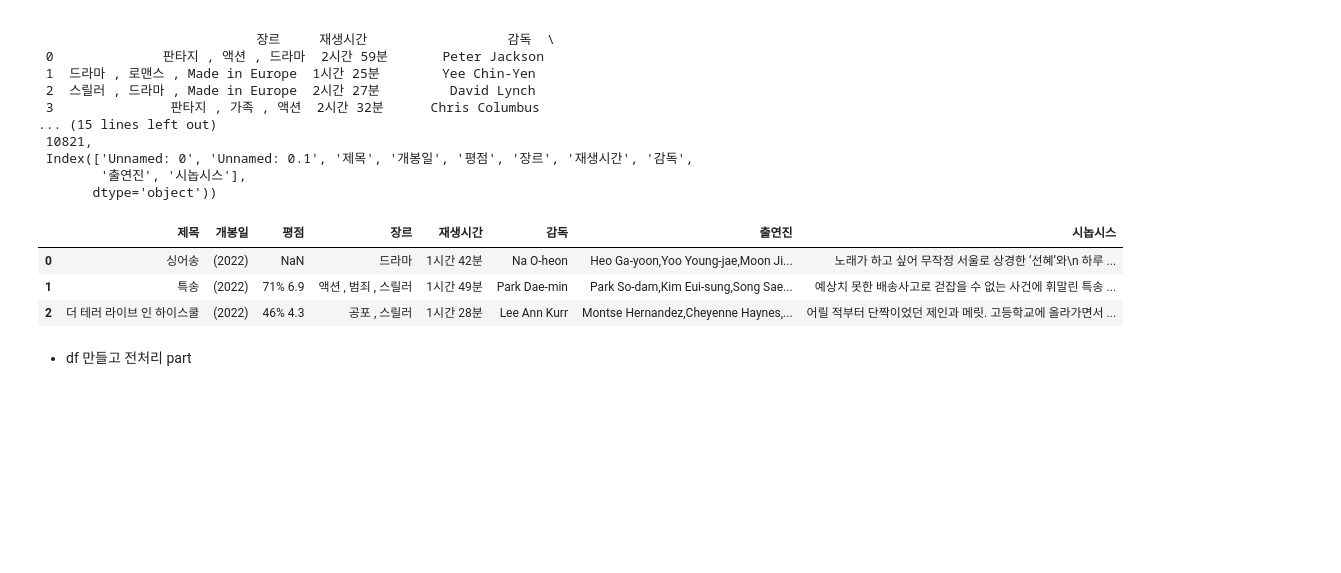
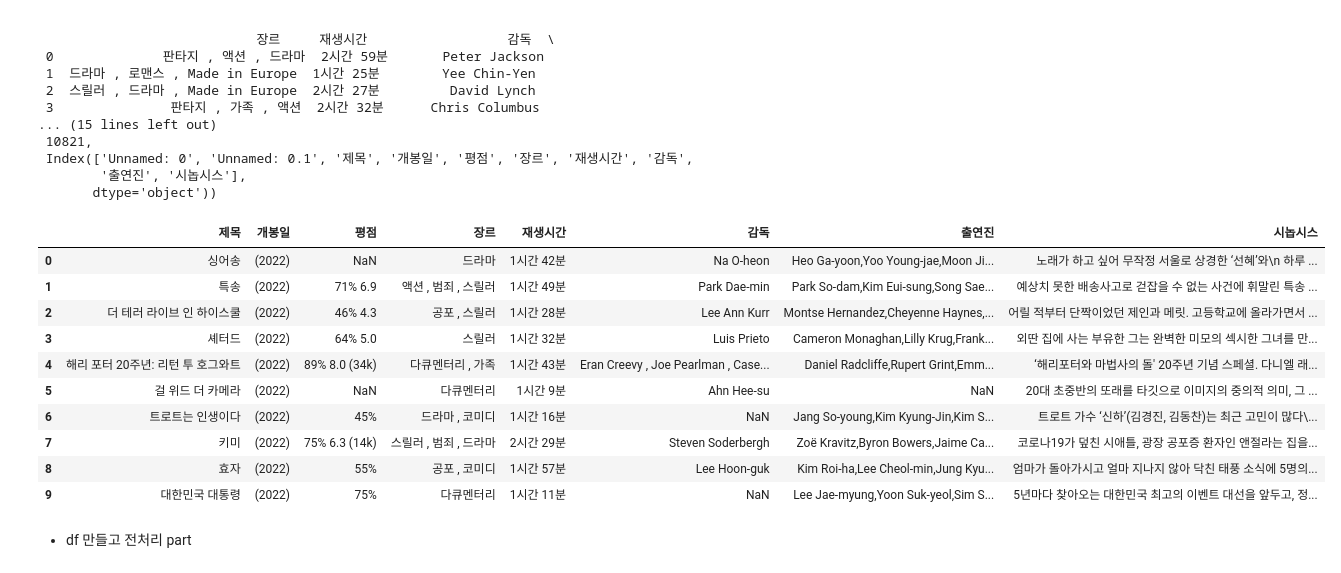
Before and after one commit to 0jipy/project_JI, a Jupyter notebook: 0.Model/01.model.ipynb, the cells around one changed output. Cells and saved outputs as stored; diff of their text form; code cells hidden in the pictures; blank space fills up the shorter version.

```diff
--- a/0.Model/01.model.ipynb
+++ b/0.Model/01.model.ipynb
@@ -38,12 +62,19 @@ df_temp.sort_values(by='개봉일', ascending=False, inplace=True)
 df_temp.reset_index(inplace=True)
 df_temp = df_temp.loc[:,'제목':'시놉시스']
 # %%
-df_temp.head(3)
+df_temp.head(10)
 # %% [output]
 |  | 제목 | 개봉일 | 평점 | 장르 | 재생시간 | 감독 | 출연진 | 시놉시스 |
 | 0 | 싱어송 | (2022) | NaN | 드라마 | 1시간 42분 | Na O-heon | Heo Ga-yoon,Yoo Young-jae,Moon Ji... | 노래가 하고 싶어 무작정 서울로 상경한 ‘선혜’와\n 하루 ... |
 | 1 | 특송 | (2022) | 71% 6.9 | 액션 , 범죄 , 스릴러 | 1시간 49분 | Park Dae-min | Park So-dam,Kim Eui-sung,Song Sae... | 예상치 못한 배송사고로 걷잡을 수 없는 사건에 휘말린 특송 ... |
 | 2 | 더 테러 라이브 인 하이스쿨 | (2022) | 46% 4.3 | 공포 , 스릴러 | 1시간 28분 | Lee Ann Kurr | Montse Hernandez,Cheyenne Haynes,... | 어릴 적부터 단짝이었던 제인과 메릿. 고등학교에 올라가면서 ... |
+| 3 | 셰터드 | (2022) | 64% 5.0 | 스릴러 | 1시간 32분 | Luis Prieto | Cameron Monaghan,Lilly Krug,Frank... | 외딴 집에 사는 부유한 그는 완벽한 미모의 섹시한 그녀를 만... |
+| 4 | 해리 포터 20주년: 리턴 투 호그와트 | (2022) | 89% 8.0 (34k) | 다큐멘터리 , 가족 | 1시간 43분 | Eran Creevy , Joe Pearlman , Case... | Daniel Radcliffe,Rupert Grint,Emm... | ‘해리포터와 마법사의 돌' 20주년 기념 스페셜. 다니엘 래... |
+| 5 | 걸 위드 더 카메라 | (2022) | NaN | 다큐멘터리 | 1시간 9분 | Ahn Hee-su | NaN | 20대 초중반의 또래를 타깃으로 이미지의 중의적 의미, 그 ... |
+| 6 | 트로트는 인생이다 | (2022) | 45% | 드라마 , 코미디 | 1시간 16분 | NaN | Jang So-young,Kim Kyung-Jin,Kim S... | 트로트 가수 ‘신하’(김경진, 김동찬)는 최근 고민이 많다\... |
+| 7 | 키미 | (2022) | 75% 6.3 (14k) | 스릴러 , 범죄 , 드라마 | 2시간 29분 | Steven Soderbergh | Zoë Kravitz,Byron Bowers,Jaime Ca... | 코로나19가 덮친 시애틀, 광장 공포증 환자인 앤절라는 집을... |
+| 8 | 효자 | (2022) | 55% | 공포 , 코미디 | 1시간 57분 | Lee Hoon-guk | Kim Roi-ha,Lee Cheol-min,Jung Kyu... | 엄마가 돌아가시고 얼마 지나지 않아 닥친 태풍 소식에 5명의... |
+| 9 | 대한민국 대통령 | (2022) | 75% | 다큐멘터리 | 1시간 11분 | NaN | Lee Jae-myung,Yoon Suk-yeol,Sim S... | 5년마다 찾아오는 대한민국 최고의 이벤트 대선을 앞두고, 정... |
 # %% [markdown]
 - df 만들고 전처리 part
 # %%
```
Also changed, not shown: parts of 50 cells of this notebook.
